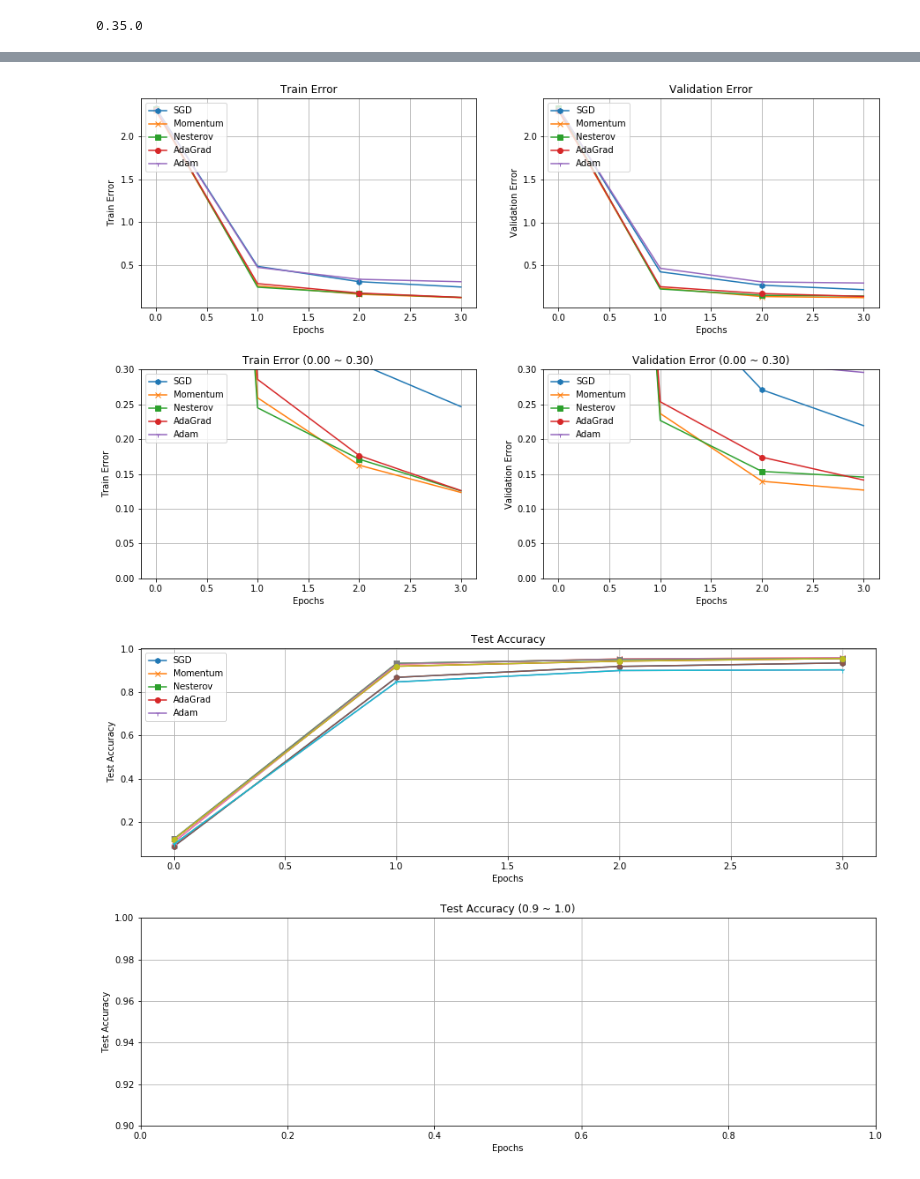
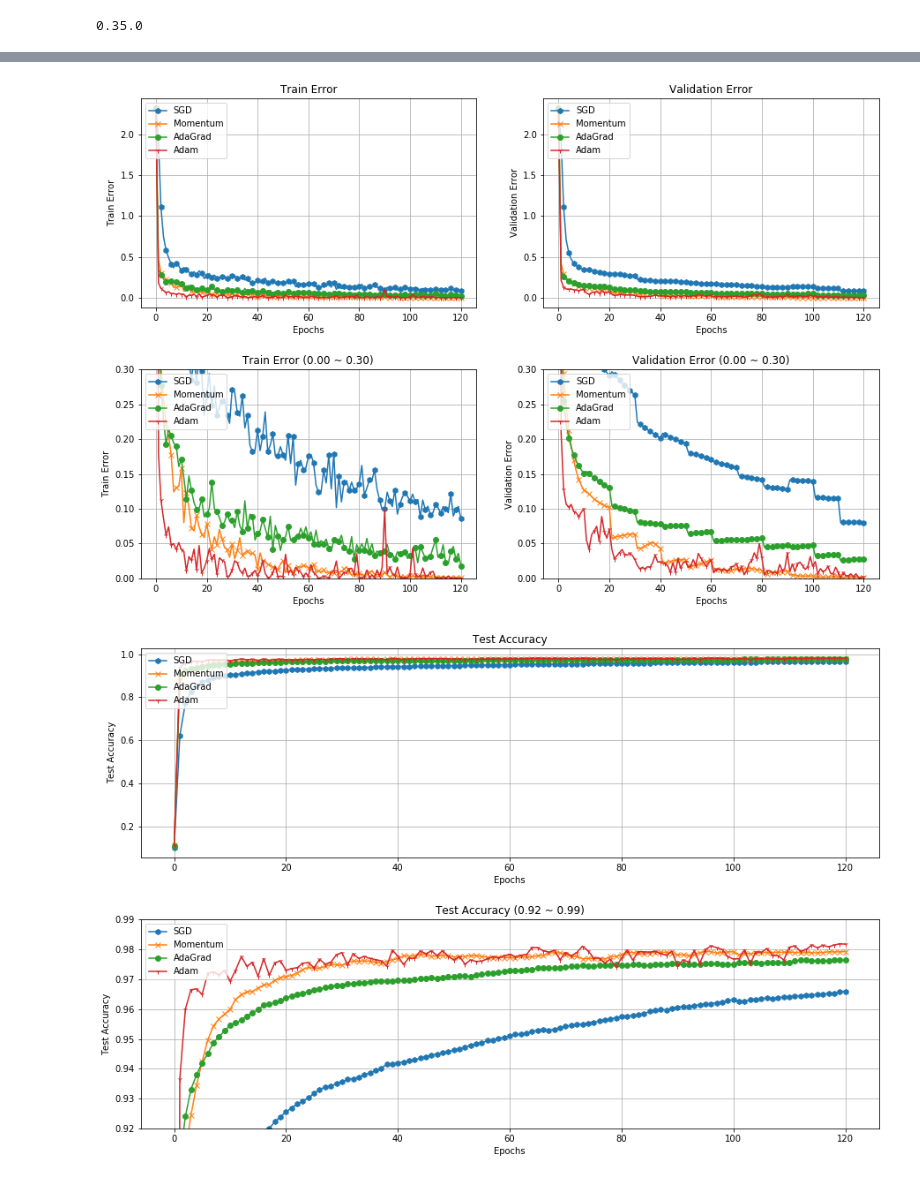
Before and after one commit to linklab/aiclass, a Jupyter notebook: 1731036010_HyunGookKim/tensorflux/main/jupyter_notebook/multi_layer_optimizers_test.ipynb, the cells around one changed output, grey strips where cells are left out. Drawn from its saved outputs; the diff is of its cells as text; code cells hidden in the pictures.

```diff
--- a/1731036010_HyunGookKim/tensorflux/main/jupyter_notebook/multi_layer_optimizers_test.ipynb
+++ b/1731036010_HyunGookKim/tensorflux/main/jupyter_notebook/multi_layer_optimizers_test.ipynb
@@ -108,9 +90,6 @@ data = mnist.MNIST_Data()
 # %%
 batch_size = 1000
-max_epoch = 3
-
-neural_networks = {"SGD": n_sgd, "Momentum": n_momentum, "Nesterov": n_nag, "AdaGrad": n_adagrad, "Adam": n_adam}
-#neural_networks = {"AdaGrad": n_adagrad, "Adam": n_adam}
+max_epoch = 10
 
 for key, neural_network in neural_networks.items():
     print("***" + key + "***")
@@ -118,10 +97,11 @@ for key, neural_network in neural_networks.items():
         max_epoch=max_epoch,
         data=data,
         batch_size=batch_size,
-        print_period=1,
-        is_numba=False,
+        print_period=5,
+        is_numba=True,
         verbose=False
     )
+    data.reset_kfold()
 # %% [output]
 ***SGD***
 -- Learning Started --
@@ -142,12 +122,19 @@ Params are set to the best model!!!
 -- Learning Finished --
 # %%
 for key, neural_network in neural_networks.items():
-    print("{:10s} - Epoch:{:3d}, Min Train Error: {:7.5f}, Min ValidationError: {:7.5f}, Max Test Accuracy: {:7.5f}".format(
+    print("{:10s} - Epoch:{:3d}, Min Train Error:{:7.5f}, Min Validation Error:{:7.5f}, Test Accuracy:{:7.5f}".format(
         key,
-        neural_networks[key].min_validation_error_epoch,
-        neural_networks[key].min_train_error,
-        neural_networks[key].min_validation_error,
-        neural_networks[key].max_test_accuracy,
-        )
-    )
+        neural_network.min_validation_error_epoch,
+        neural_network.min_train_error,
+        neural_network.min_validation_error,
+        neural_network.test_accuracy_at_min_validation_error_epoch
+    ))
+
+print()
+
+for key, neural_network in neural_networks.items():
+    print("{:10s} - Mean of Min Va. Error For All Folds:{:7.5f}".format(
+        key,
+        neural_network.mean_min_validation_error_for_all_folds
+    ))
 # %% [output]
@@ -159,48 +150,50 @@ Adam       - Epoch:  3, Min Train Error: 0.30852, Min ValidationError: 0.29609,
 # %%
-markers = {"SGD": "h", "Momentum": "x", "Nesterov": "s", "AdaGrad": "o", "Adam": "1"}
-epoch_list = np.arange(max_epoch + 1)
+#markers = {"SGD": "h", "Momentum": "x", "Nesterov": "s", "AdaGrad": "o", "Adam": "1"}
+markers = {"SGD": "h", "Momentum": "x", "AdaGrad": "o", "Adam": "1"}
+
+epoch_list = np.arange(len(neural_networks["SGD"].train_error_list))
 
 f, axarr = plt.subplots(2, 2, figsize=(15,10))
 
 for key, neural_network in neural_networks.items():
-    axarr[0, 0].plot(epoch_list, neural_networks[key].train_error_list, marker=markers[key], markevery=2, label=key)
+    axarr[0, 0].plot(epoch_list, neural_network.train_error_list, marker=markers[key], markevery=2, label=key)
 axarr[0, 0].set_ylabel('Train Error')
 axarr[0, 0].set_xlabel('Epochs')
 axarr[0, 0].grid(True)
 axarr[0, 0].set_title('Train Error')
 axarr[0, 0].legend(loc='upper left')
 
 for key, neural_network in neural_networks.items():
-    axarr[0, 1].plot(epoch_list, neural_networks[key].validation_error_list, marker=markers[key], markevery=2, label=key)
+    axarr[0, 1].plot(epoch_list, neural_network.validation_error_list, marker=markers[key], markevery=2, label=key)
 axarr[0, 1].set_ylabel('Validation Error')
 axarr[0, 1].set_xlabel('Epochs')
 axarr[0, 1].grid(True)
 axarr[0, 1].set_title('Validation Error')
 axarr[0, 1].legend(loc='upper left')
 
 for key, neural_network in neural_networks.items():
-    axarr[1, 0].plot(epoch_list, neural_networks[key].train_error_list, marker=markers[key], markevery=2, label=key)
+    axarr[1, 0].plot(epoch_list, neural_network.train_error_list, marker=markers[key], markevery=2, label=key)
 axarr[1, 0].set_ylabel('Train Error')
 axarr[1, 0].set_xlabel('Epochs')
 axarr[1, 0].grid(True)
 axarr[1, 0].set_ylim(0, 0.3)
 axarr[1, 0].set_title('Train Error (0.00 ~ 0.30)')
 axarr[1, 0].legend(loc='upper left')
 
 for key, neural_network in neural_networks.items():
-    axarr[1, 1].plot(epoch_list, neural_networks[key].validation_error_list, marker=markers[key], markevery=2, label=key)
+    axarr[1, 1].plot(epoch_list, neural_network.validation_error_list, marker=markers[key], markevery=2, label=key)
 axarr[1, 1].set_ylabel('Validation Error')
 axarr[1, 1].set_xlabel('Epochs')
 axarr[1, 1].grid(True)
 axarr[1, 1].set_ylim(0, 0.3)
 axarr[1, 1].set_title('Validation Error (0.00 ~ 0.30)')
 axarr[1, 1].legend(loc='upper left')
 
 f.subplots_adjust(hspace=0.3)
 
 plt.show()
 # %% [output]
-[figure, old version]
+[figure, new version]
 # %%
 f, axarr = plt.subplots(2, 1, figsize=(15,10))
 
@@ -213,15 +206,15 @@ axarr[0].set_title('Test Accuracy')
 axarr[0].legend(loc='upper left')
 
 for key, neural_network in neural_networks.items():
-    axarr[0].plot(epoch_list, neural_networks[key].test_accuracy_list, marker=markers[key], markevery=1, label=key)
+    axarr[1].plot(epoch_list, neural_networks[key].test_accuracy_list, marker=markers[key], markevery=1, label=key)
 axarr[1].set_ylabel('Test Accuracy')
 axarr[1].set_xlabel('Epochs')
 axarr[1].grid(True)
-axarr[1].set_ylim(0.9, 1.0)
-axarr[1].set_title('Test Accuracy (0.9 ~ 1.0)')
+axarr[1].set_ylim(0.92, 0.99)
+axarr[1].set_title('Test Accuracy (0.92 ~ 0.99)')
 axarr[1].legend(loc='upper left')
 
 f.subplots_adjust(hspace=0.3)
 plt.show()
 # %% [output]
-[figure, old version]
+[figure, new version]
```
Also changed, not shown: parts of 7 cells of this notebook, 7 other files.
